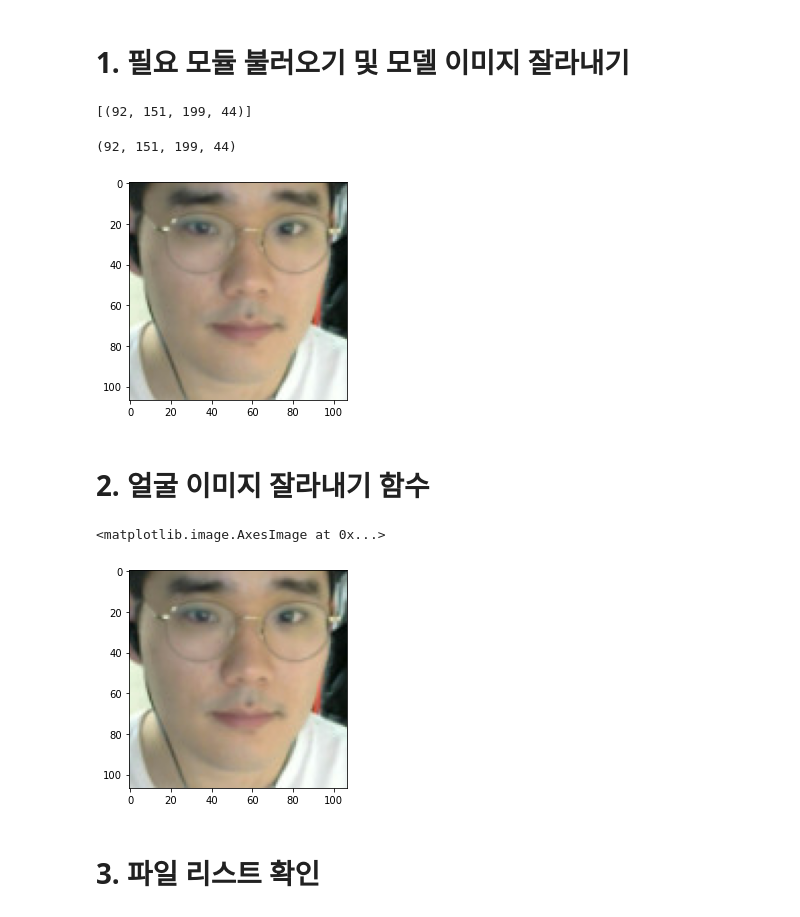
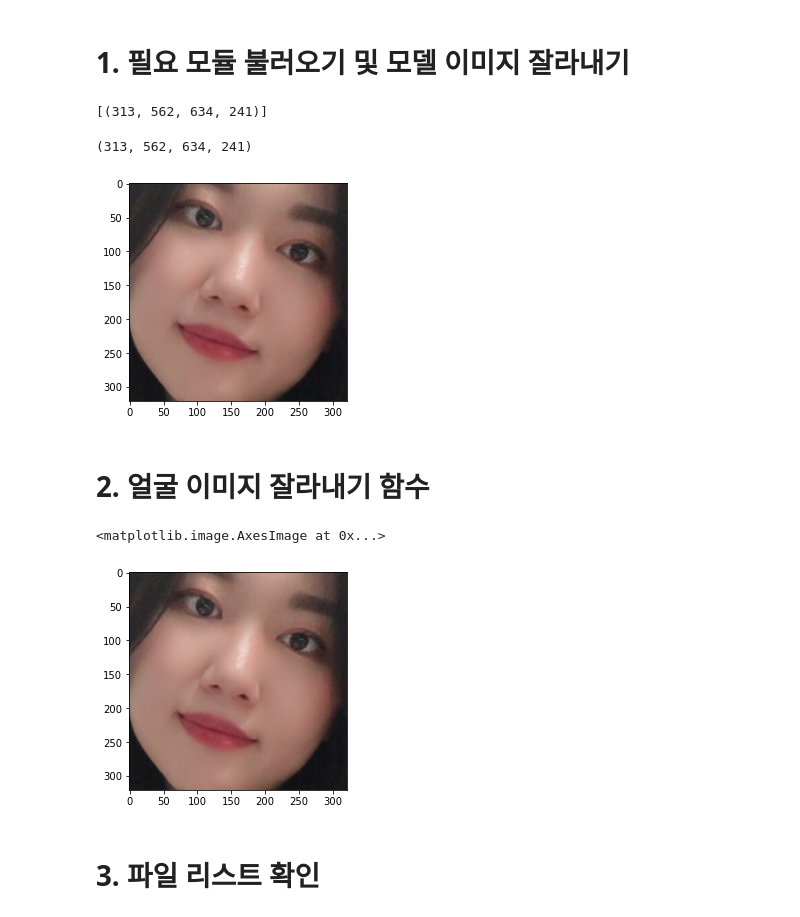
Before and after one commit to jongspark91/AIFFEL, a Jupyter notebook: Exploration_7/face_embedding.ipynb, the cells around one changed output. Saved outputs shown, nothing was run; the diff lists cells and outputs as text; code cells hidden in the pictures.

```diff
--- a/Exploration_7/face_embedding.ipynb
+++ b/Exploration_7/face_embedding.ipynb
@@ -3,29 +3,29 @@
 # %%
 import face_recognition
 import os
 import numpy as np
 import pandas as pd
 
-image_path = os.getenv('HOME')+'/aiffel/face_embedding/images/나0.jpg'
+image_path = os.getenv('HOME')+'/aiffel/face_embedding/images/수민.jpg'
 image = face_recognition.load_image_file(image_path)
 face_locations = face_recognition.face_locations(image)
 
 print(face_locations)  # 이미지에서 얼굴 영역의 좌표를 출력합니다.
 
 %matplotlib inline
 import matplotlib.pyplot as plt
 
 a, b, c, d = face_locations[0]
 cropped_face = image[a:c,d:b,:]
 
 plt.imshow(cropped_face)   # 이미지에서 얼굴영역만 잘라낸 cropped_face를 그려 봅니다.
 
 
 face_locations[0]
 # %% [output]
-[(92, 151, 199, 44)]
+[(313, 562, 634, 241)]
-(92, 151, 199, 44)
+(313, 562, 634, 241)
-[figure, old version]
+[figure, new version]
 # %% [markdown]
 # 2. 얼굴 이미지 잘라내기 함수
 # %%
@@ -37,13 +37,13 @@ def get_gropped_face(image_file):
 
     return cropped_face
 # %%
-image_path = os.getenv('HOME')+'/aiffel/face_embedding/images/나0.jpg'
+image_path = os.getenv('HOME')+'/aiffel/face_embedding/images/수민.jpg'
 
 cropped_face = get_gropped_face(image_path)
 plt.imshow(cropped_face)
 # %% [output]
 <matplotlib.image.AxesImage at 0x...>
-[figure, old version]
+[figure, new version]
 # %% [markdown]
 # 3. 파일 리스트 확인
 # %%
```
Also changed, not shown: parts of 8 cells of this notebook, 6 other files.
